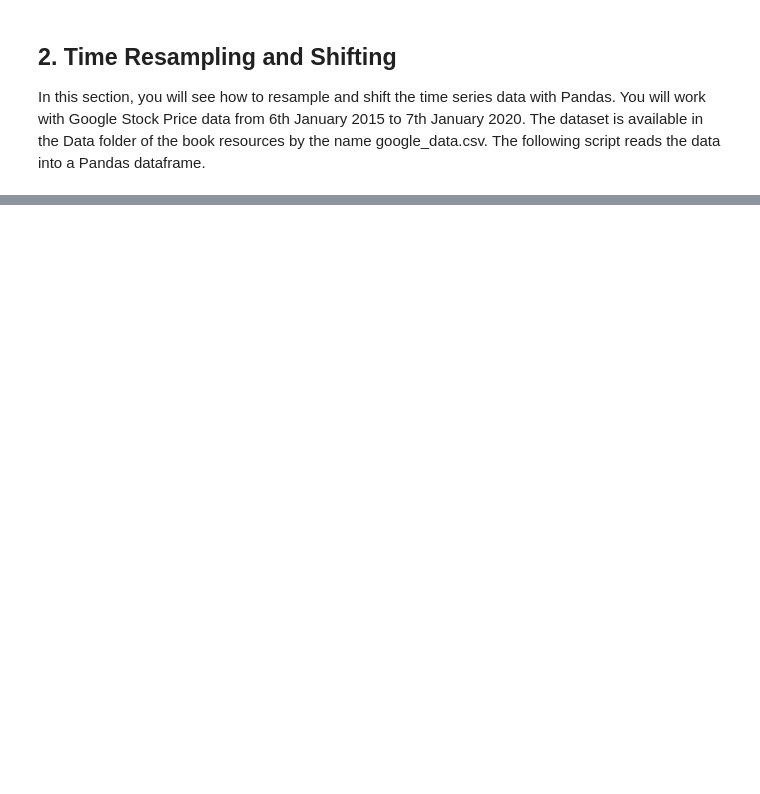
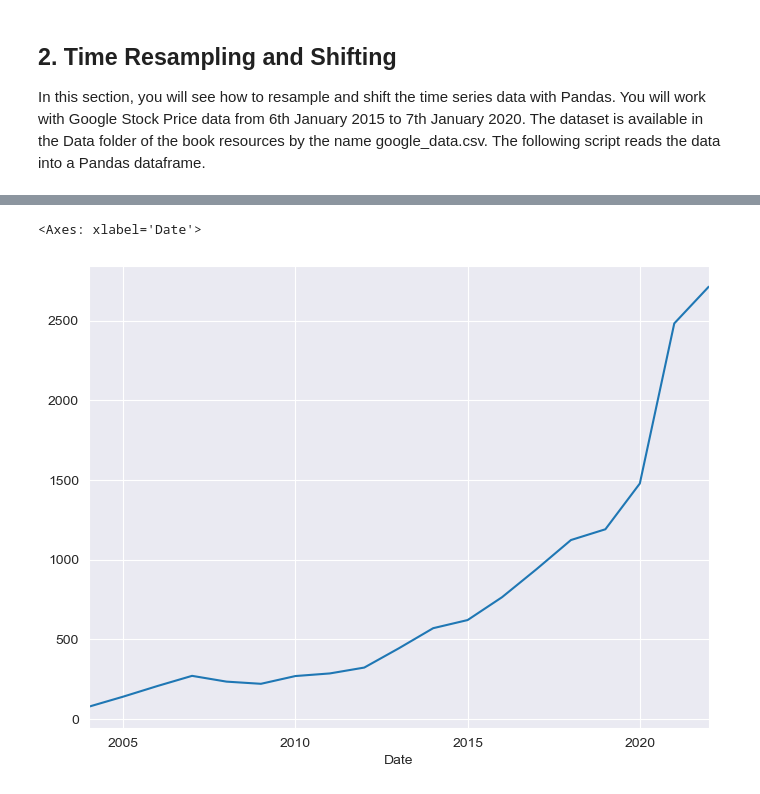
Before and after one commit to adac3210/data-science-bootcamp, a Jupyter notebook: Lecture04/Exercises/Pandas-5-HandlingTime-SeriesData.ipynb, the cells around one changed output, grey strips where cells are left out. Drawn from its saved outputs; the diff is of its cells as text; code cells hidden in the pictures; blank space fills up the shorter version.

```diff
--- a/Lecture04/Exercises/Pandas-5-HandlingTime-SeriesData.ipynb
+++ b/Lecture04/Exercises/Pandas-5-HandlingTime-SeriesData.ipynb
@@ -134,0 +223,17 @@ google_stock.plot.line(y='Open', figsize=(12, 8))
+# %%
+# Resample the 'Open' column of the google_stock DataFrame to annual frequency ('YE'),
+# then calculate the mean of each year's 'Open' prices.
+# Finally, plot the result as a line chart with figure size 8x6.
+
+(
+    google_stock['Open']           # Select the 'Open' column
+    .resample('YE')                 # Resample to annual frequency
+    .mean()                        # Calculate the mean per year
+    .plot(                         # Plot the data
+        kind='line',
+        figsize=(8, 6)
+    )
+)
+# %% [output]
+<Axes: xlabel='Date'>
+[figure, added]
```
Also changed, not shown: parts of 18 cells of this notebook.
